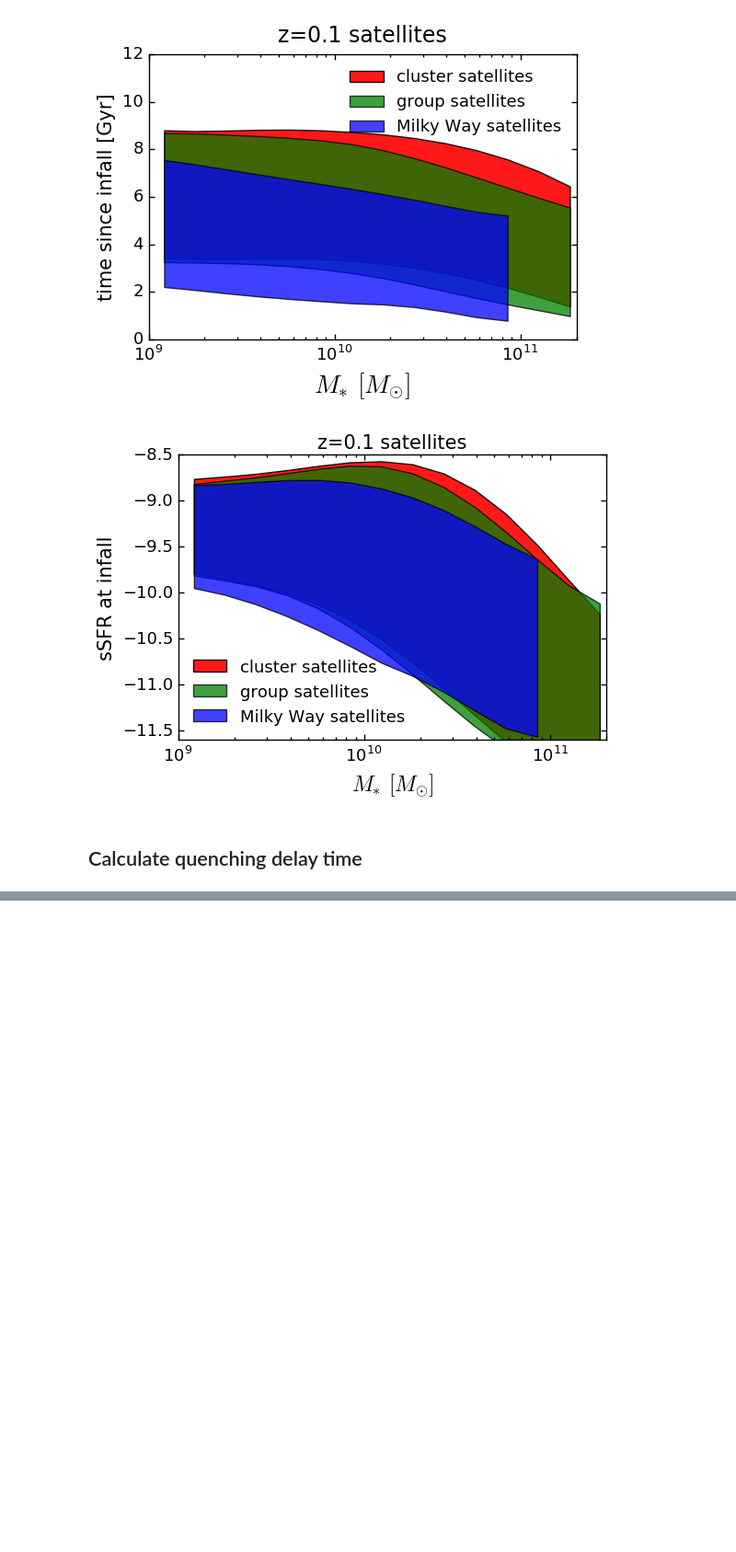
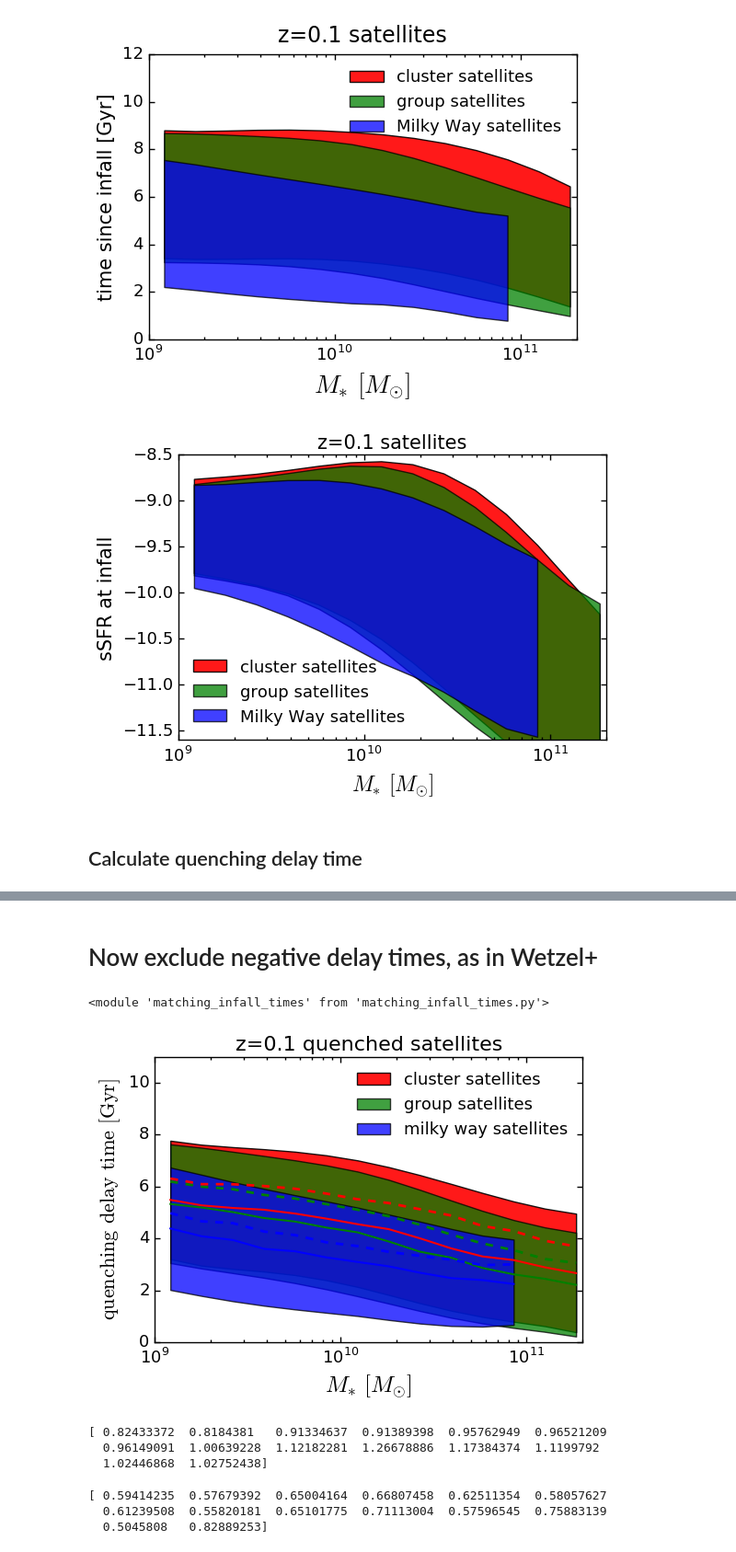
Before and after one commit to aphearin/time_evolving_cam_utils, a Jupyter notebook: compare_infall_times.ipynb, the cells around one changed output, grey strips where cells are left out. Shown at 92% size. Saved outputs shown, nothing was run; the diff lists cells and outputs as text; code cells hidden in the pictures; blank space fills up the shorter version.

Commit message:
Updated delay time plots

```diff
--- a/compare_infall_times.ipynb
+++ b/compare_infall_times.ipynb
@@ -47,6 +47,9 @@ histories['host_mpeak'][satmask] = sats['host_mpeak']
 # %%
 quenched_satmask = np.log10(sats['sfr']/sats['stellar_mass']) < -11
 quenched_sats = sats[quenched_satmask]
+
+quenched_cenmask = np.log10(cens['sfr']/cens['stellar_mass']) < -11
+quenched_cens = cens[quenched_cenmask]
 # %% [markdown]
 # Plot fraction that quenched after infall
 # %%
@@ -271,0 +275,7 @@ fig.savefig('FIGS/quenching_delay_time_comparison.pdf',
+# %% [markdown]
+# Now exclude negative delay times, as in Wetzel+
+# %%
+import matching_infall_times
+reload(matching_infall_times)
+# %% [output]
+<module 'matching_infall_times' from 'matching_infall_times.py'>
@@ -271,0 +352,58 @@ fig.savefig('FIGS/quenching_delay_time_comparison.pdf',
+# %%
+fig = plt.figure()
+ax = fig.add_subplot(111)
+
+xlabel = ax.set_xlabel(r'$M_{\ast}$ $[M_{\odot}]$', fontsize=18)
+ylabel = ax.set_ylabel(r'${\rm quenching}$ ${\rm delay}$ ${\rm time}$ ${\rm [Gyr]}$', fontsize=16)
+title = ax.set_title('z=0.1 quenched satellites', fontsize=16, y=1) # y param fixes an overhanging title
+
+y1_cluster = savgol_filter(wetzel_delay_time_cluster - wetzel_delay_time_cluster_variance, 13, 5)
+y2_cluster = savgol_filter(wetzel_delay_time_cluster + wetzel_delay_time_cluster_variance, 13, 5)
+ax.fill_between(sm_mids, y1_cluster, y2_cluster, facecolor='red', alpha=0.9, label = "cluster satellites")
+
+y1_group = savgol_filter(wetzel_delay_time_group - wetzel_delay_time_group_variance, 13, 5)
+y2_group = savgol_filter(wetzel_delay_time_group + wetzel_delay_time_group_variance, 13, 5)
+ax.fill_between(sm_mids, y1_group, y2_group,
+                facecolor='green', alpha=0.75, label = "group satellites")
+
+idx_last = -2
+y1_milky_way = savgol_filter(wetzel_delay_time_milky_way - wetzel_delay_time_milky_way_variance, 13, 5)[:idx_last]
+y2_milky_way = savgol_filter(wetzel_delay_time_milky_way + wetzel_delay_time_milky_way_variance, 13, 5)[:idx_last]
+ax.fill_between(sm_mids[:idx_last], y1_milky_way, y2_milky_way,
+                facecolor='blue', alpha=0.75, label="milky way satellites")
+
+ax.plot(sm_mids, wetzel_delay_time_cluster, color='red')
+ax.plot(sm_mids, wetzel_delay_time_group, color='green')
+ax.plot(sm_mids[:idx_last], wetzel_delay_time_milky_way[:idx_last], color='blue')
+
+ax.plot(sm_mids[:idx_last], wetzel_delay_time_cens_milky_way[:idx_last], '--', color='blue',linewidth=2)
+ax.plot(sm_mids, wetzel_delay_time_cens_group, '--', color='green', linewidth=2)
+ax.plot(sm_mids, wetzel_delay_time_cens_cluster, '--', color='red', linewidth=2)
+# ax.plot(np.logspace(8, 12, 100), np.zeros(100), '--', color='k')
+
+plt.tick_params(axis='x', length=4, width=1, which='major')
+plt.tick_params(axis='x', length=2, width=1, which='minor')
+plt.tick_params(axis='y', length=4, width=1, which='major')
+plt.xscale('log')
+plt.xticks(fontsize=13)
+plt.yticks(fontsize=13)
+plt.xlim(xmin = 10**9, xmax=2*10**11)
+plt.ylim(ymin = 0, ymax = 11)
+plt.legend(frameon=False, loc='upper right', fontsize=13)
+
+fig.savefig('FIGS/wetzel_quenching_delay_time_comparison.pdf',
+            bbox_extra_artists=[xlabel, ylabel], bbox_inches='tight')
+# %% [output]
+[figure, added]
+# %%
+print(wetzel_delay_time_cens_cluster - wetzel_delay_time_cluster)
+# %% [output]
+[ 0.82433372  0.8184381   0.91334637  0.91389398  0.95762949  0.96521209
+  0.96149091  1.00639228  1.12182281  1.26678886  1.17384374  1.1199792
+  1.02446868  1.02752438]
+# %%
+print(wetzel_delay_time_cens_milky_way - wetzel_delay_time_milky_way)
+# %% [output]
+[ 0.59414235  0.57679392  0.65004164  0.66807458  0.62511354  0.58057627
+  0.61239508  0.55820181  0.65101775  0.71113004  0.57596545  0.75883139
+  0.5045808   0.82889253]
```
Also changed, not shown: parts of 2 cells of this notebook, 5 other files.
